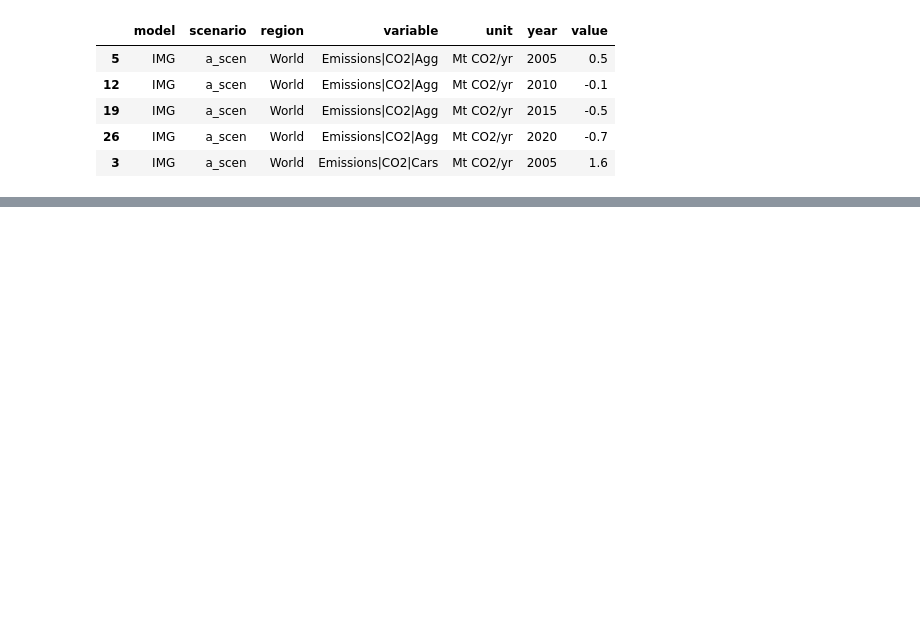
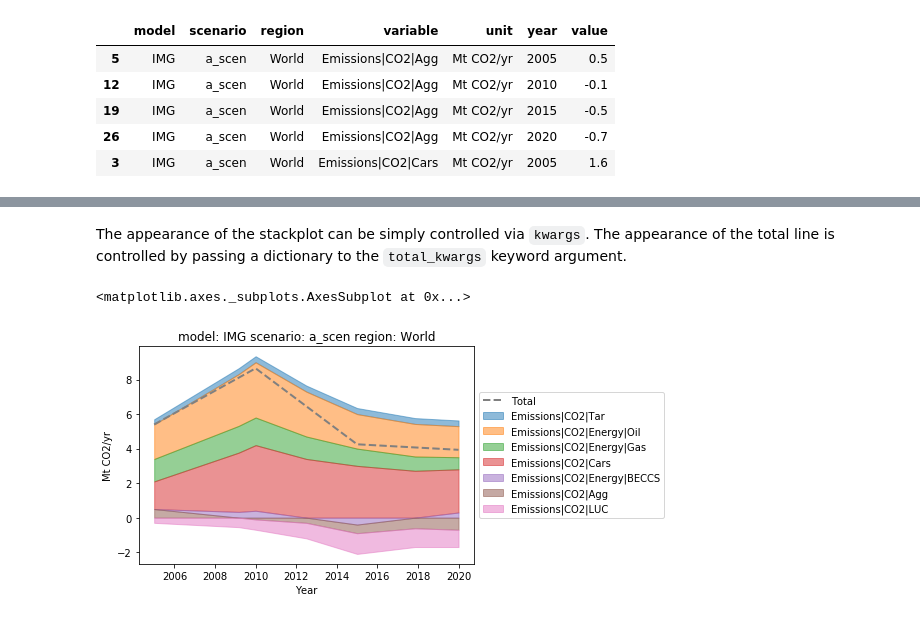
Before and after one commit to IAMconsortium/pyam, a Jupyter notebook: doc/source/tutorials/plot_aggregated_variables.ipynb, the cells around one changed output, grey strips where cells are left out. Saved outputs shown, nothing was run; the diff lists cells and outputs as text; code cells hidden in the pictures; blank space fills up the shorter version.

```diff
--- a/doc/source/tutorials/plot_aggregated_variables.ipynb
+++ b/doc/source/tutorials/plot_aggregated_variables.ipynb
@@ -255,0 +49,7 @@ plt.savefig('stack_plot_total_negative_emissions.png')
+# %% [markdown]
+The appearance of the stackplot can be simply controlled via ``kwargs``. The appearance of the total line is controlled by passing a dictionary to the `total_kwargs` keyword argument.
+# %%
+df.stack_plot(alpha=0.5, total=True, total_kwargs={"color": "grey", "ls": "--", "lw": 2.0})
+# %% [output]
+<matplotlib.axes._subplots.AxesSubplot at 0x...>
+[figure, added]
```
Also changed, not shown: parts of 29 cells of this notebook, 4 other files.
